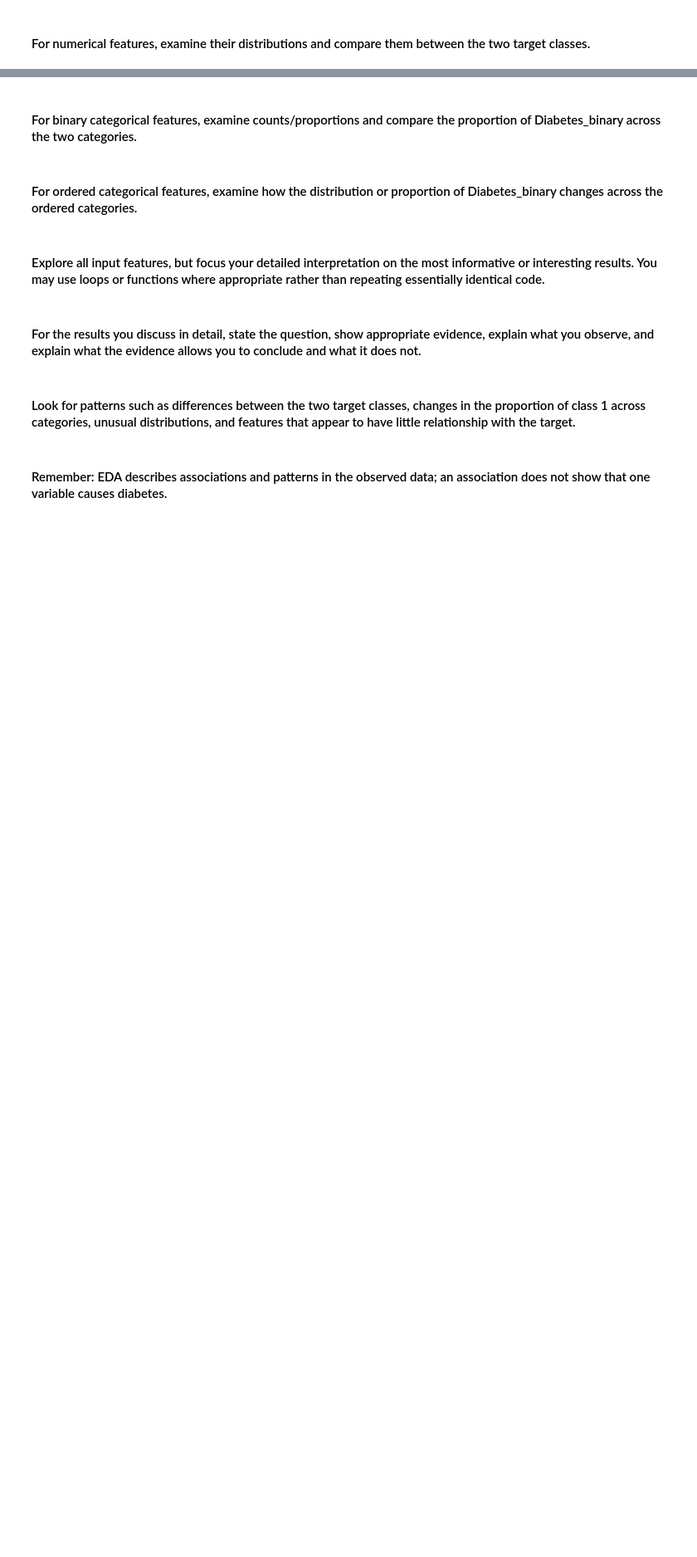
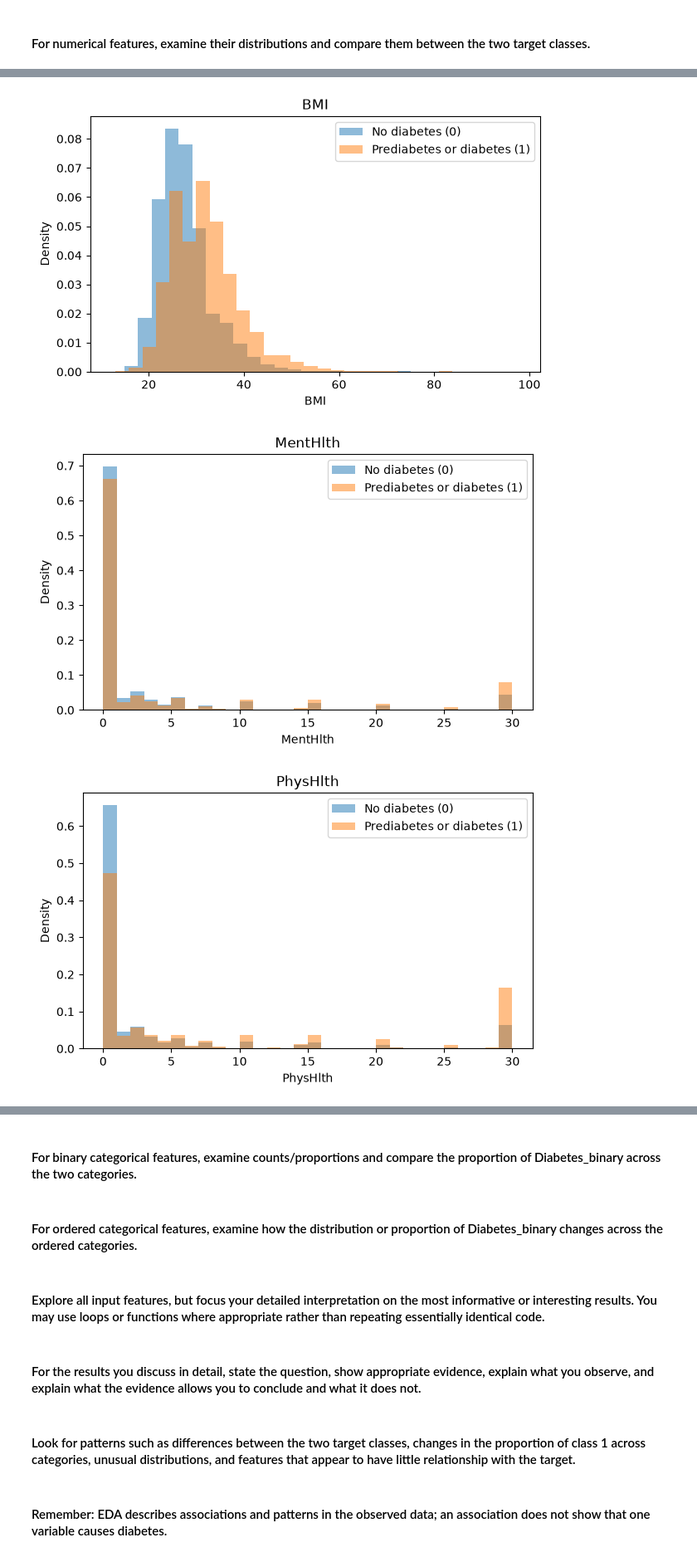
Before and after one commit to J-0-S-E/IE500618-Assignment-2, a Jupyter notebook: assignment2.ipynb, the cells around one changed output, grey strips where cells are left out. Shown at 83% size. Cells and saved outputs as stored; diff of their text form; code cells hidden in the pictures; blank space fills up the shorter version.

```diff
--- a/assignment2.ipynb
+++ b/assignment2.ipynb
@@ -8,0 +46,9 @@
+# %%
+df = pd.read_csv("Data/diabetes.csv")
+target = "Diabetes_binary"
+
+X = df.drop(columns=target)
+y = df[target]
+
+print("Shape:", df.shape)
+display(df.head())
@@ -14,0 +103,22 @@
+# %%
+numerical_features = ["BMI", "MentHlth", "PhysHlth"]
+# %%
+for feature in numerical_features:
+    plt.figure(figsize=(7, 4))
+
+    df.loc[df[target] == 0, feature].plot(
+        kind="hist", bins=30, alpha=0.5, density=True, label="No diabetes (0)"
+    )
+    df.loc[df[target] == 1, feature].plot(
+        kind="hist", bins=30, alpha=0.5, density=True, label="Prediabetes or diabetes (1)"
+    )
+
+    plt.xlabel(feature)
+    plt.ylabel("Density")
+    plt.title(feature)
+    plt.legend()
+    plt.show()
+# %% [output]
+[figure, added]
+[figure, added]
+[figure, added]
```
Also changed, not shown: parts of 16 cells of this notebook, 3 other files.
